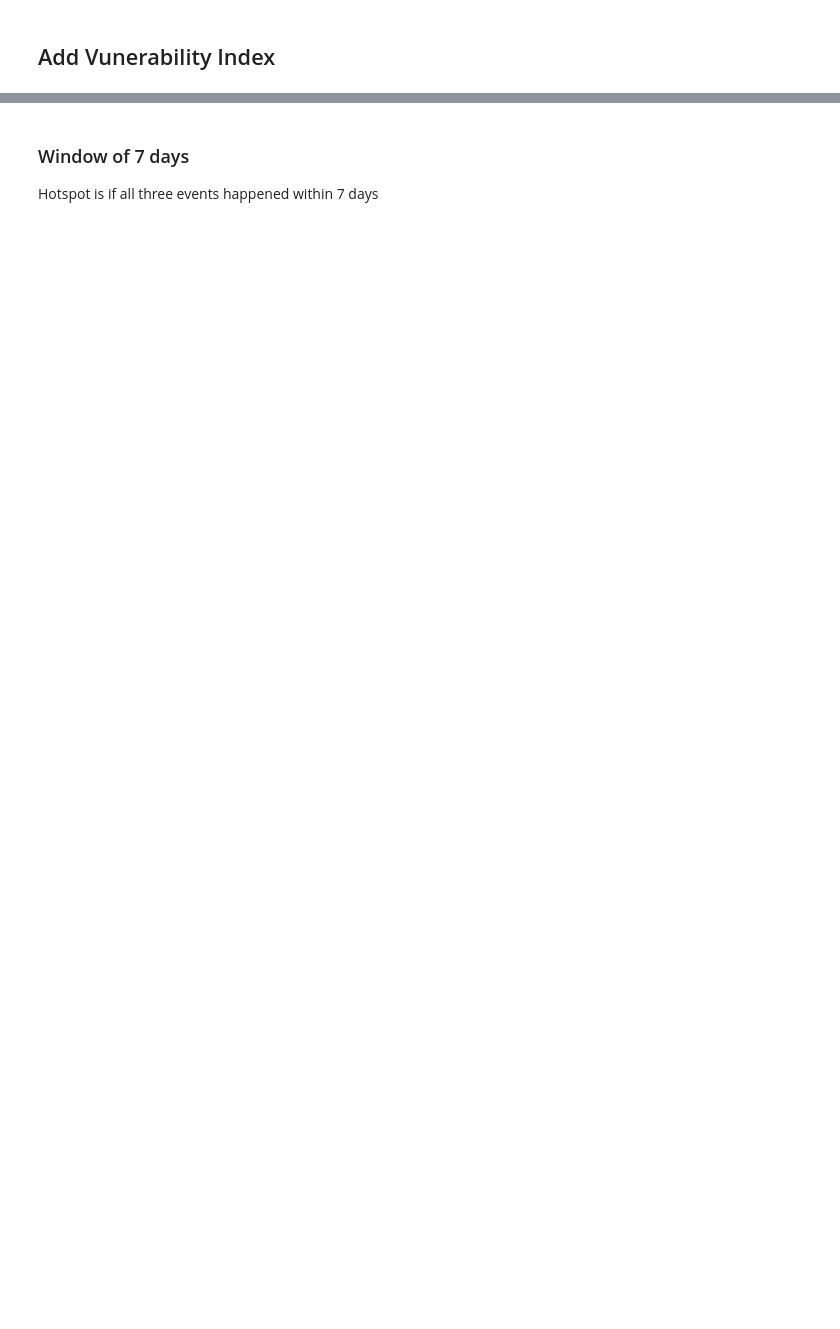
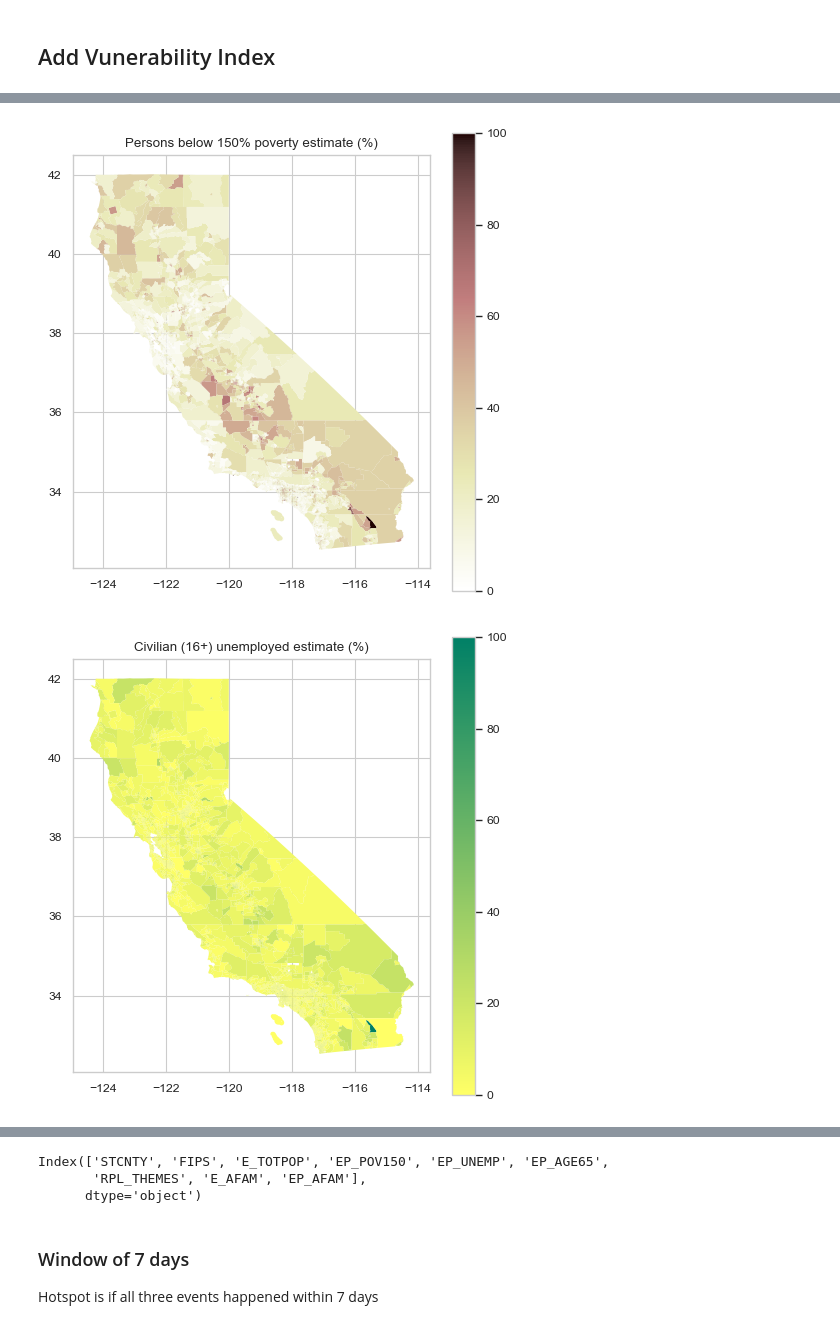
Before and after one commit to NSAPH-Projects/concurrence-climate-hazards, a Jupyter notebook: hotspots.ipynb, the cells around one changed output, grey strips where cells are left out. Drawn from its saved outputs; the diff is of its cells as text; code cells hidden in the pictures; blank space fills up the shorter version.

```diff
--- a/hotspots.ipynb
+++ b/hotspots.ipynb
@@ -224,8 +210,18 @@ for x in hs_dict.keys():
 # %% [markdown]
 ## Add Vunerability Index
 # %%
-cols = ["STCNTY","FIPS","E_AFAM","EP_AFAM","E_TOTPOP","RPL_THEMES"]
-vind = pd.read_csv("data/California.csv", usecols=cols, dtype={"FIPS":str})
+cols = [
+    "STCNTY",
+    "FIPS",
+    "E_AFAM",
+    "EP_AFAM",
+    "E_TOTPOP",
+    "EP_POV150",
+    "EP_UNEMP",
+    "EP_AGE65",
+    "RPL_THEMES",
+]
+vind = pd.read_csv("data/California.csv", usecols=cols, dtype={"FIPS": str})
 vind = vind[vind["RPL_THEMES"] > -1]
 # %%
 vind.head()
@@ -232,6 +235,7 @@ vind.head()
 # %%
 import geopandas as gpd
 # %%
-census_tracts = gpd.read_file('data/shapefiles/tl_2020_06_tract/tl_2020_06_tract.shp',
-                      dtype = {"GEOID":int})
+census_tracts = gpd.read_file(
+    "data/shapefiles/tl_2020_06_tract/tl_2020_06_tract.shp", dtype={"GEOID": int}
+)
 # %%
@@ -255,13 +277,20 @@ pallete= {
 # %%
 for var in varsdict.keys():
     # Plot the map with a specified column and color palette
-    ax = df.plot(column=var, cmap=pallete[var], figsize=(5, 5), linewidth=0.1, edgecolor='black')
+    ax = df.plot(
+        column=var, cmap=pallete[var], figsize=(5, 5), linewidth=0, edgecolor="black"
+    )
 
     # Add a color bar to the plot
-    sm = plt.cm.ScalarMappable(cmap=pallete[var], norm=plt.Normalize(vmin=df[var].min(), vmax=df[var].max()))
+    sm = plt.cm.ScalarMappable(
+        cmap=pallete[var], norm=plt.Normalize(vmin=df[var].min(), vmax=df[var].max())
+    )
     sm.var = []
     cbar = plt.colorbar(sm)
     plt.title(varsdict[var])
     plt.tight_layout()
     plt.savefig(varsdict[var])
     plt.show()
+# %% [output]
+[figure, added]
+[figure, added]
@@ -282,2 +299,6 @@ plt.show()
 # %%
 vind.columns
+# %% [output]
+Index(['STCNTY', 'FIPS', 'E_TOTPOP', 'EP_POV150', 'EP_UNEMP', 'EP_AGE65',
+       'RPL_THEMES', 'E_AFAM', 'EP_AFAM'],
+      dtype='object')
```
Also changed, not shown: parts of 42 cells of this notebook, 2 other files.
